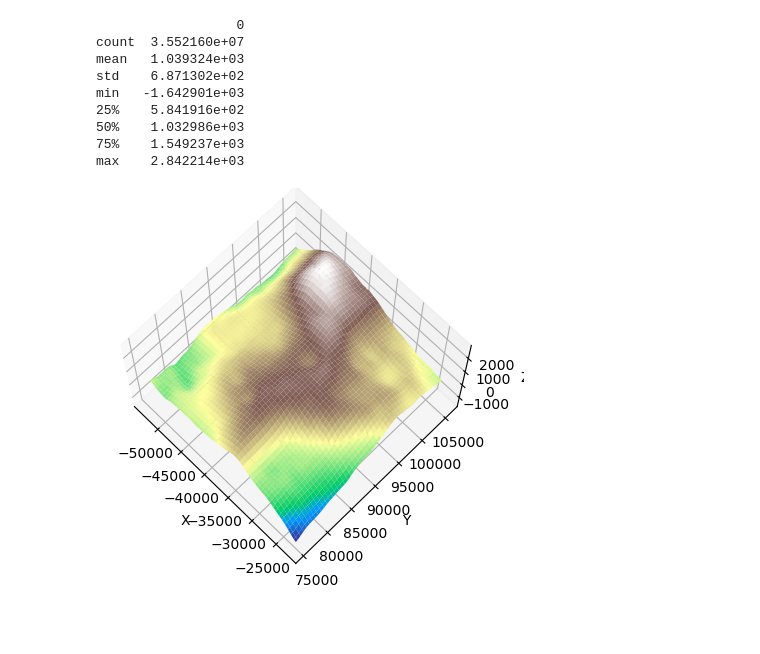
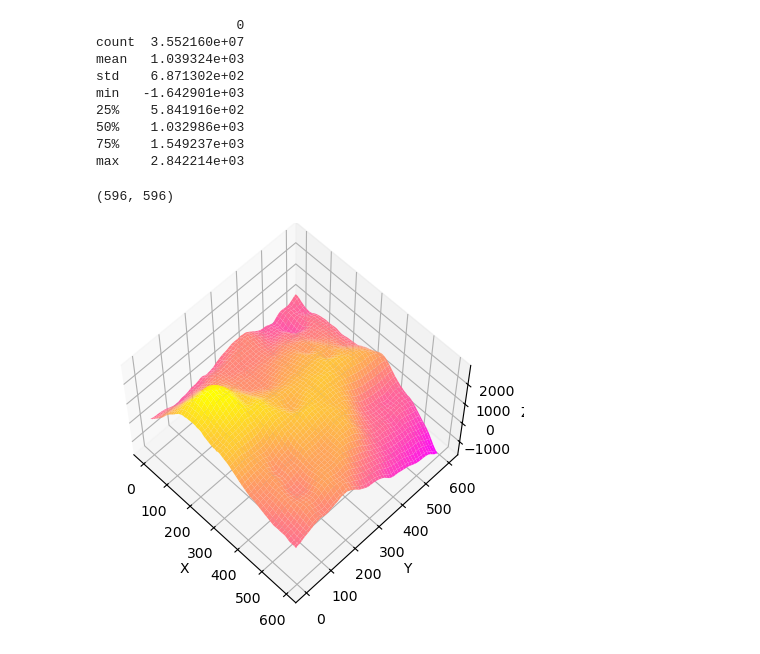
Before and after one commit to Umich-NASA-Big-Idea-Challenge/moon_mapping, a Jupyter notebook: elevation_graphing.ipynb, the cells around one changed output. Cells and saved outputs as stored; diff of their text form; code cells hidden in the pictures; blank space fills up the shorter version.

```diff
--- a/elevation_graphing.ipynb
+++ b/elevation_graphing.ipynb
@@ -51,22 +49,32 @@ min   -1.642901e+03
 max    2.842214e+03
 # %%
 from rasterio.transform import xy
+# %%
+smaller = []
+for i, row in enumerate(d_i):
+    if (i % 10 == 0):
+        tmp_row = []
+        for j in range(d_i.shape[0]):
+            if j % 10 == 0:
+                tmp_row.append(d_i[i][j])
+        smaller.append(tmp_row)
+smaller = np.array(smaller)
 # %%
-rows, cols = d_i.shape
+rows, cols = smaller.shape
+print(smaller.shape)
 x_coords, y_coords = np.meshgrid(
     np.arange(rows),
     np.arange(cols)
 )
-
-# Convert to spatial coordinates
-x, y = xy(transform, y_coords, x_coords, offset='center')
+# %% [output]
+(596, 596)
 # %%
 fig = plt.figure()
 ax2 = fig.add_subplot(projection='3d')
-ax2.plot_surface(x, y, d_i, cmap='terrain', edgecolor='none')
+ax2.plot_surface(x_coords, y_coords, smaller, cmap='spring', edgecolor='none')
 ax2.set_xlabel('X')
 ax2.set_ylabel('Y')
 ax2.set_zlabel('Z')
-ax2.view_init(elev=70., azim=-45, roll=0)
+ax2.view_init(elev=60., azim=-45, roll=0)
 # %% [output]
-[figure, old version]
+[figure, new version]
```
Also changed, not shown: parts of 3 cells of this notebook.
